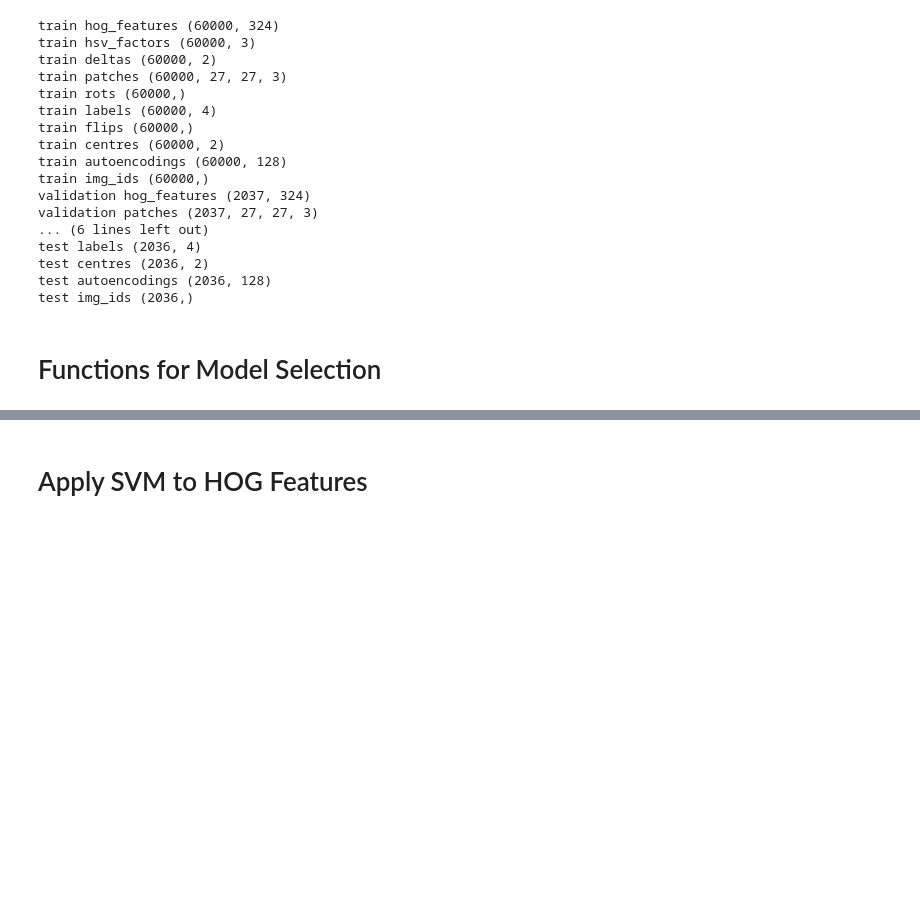
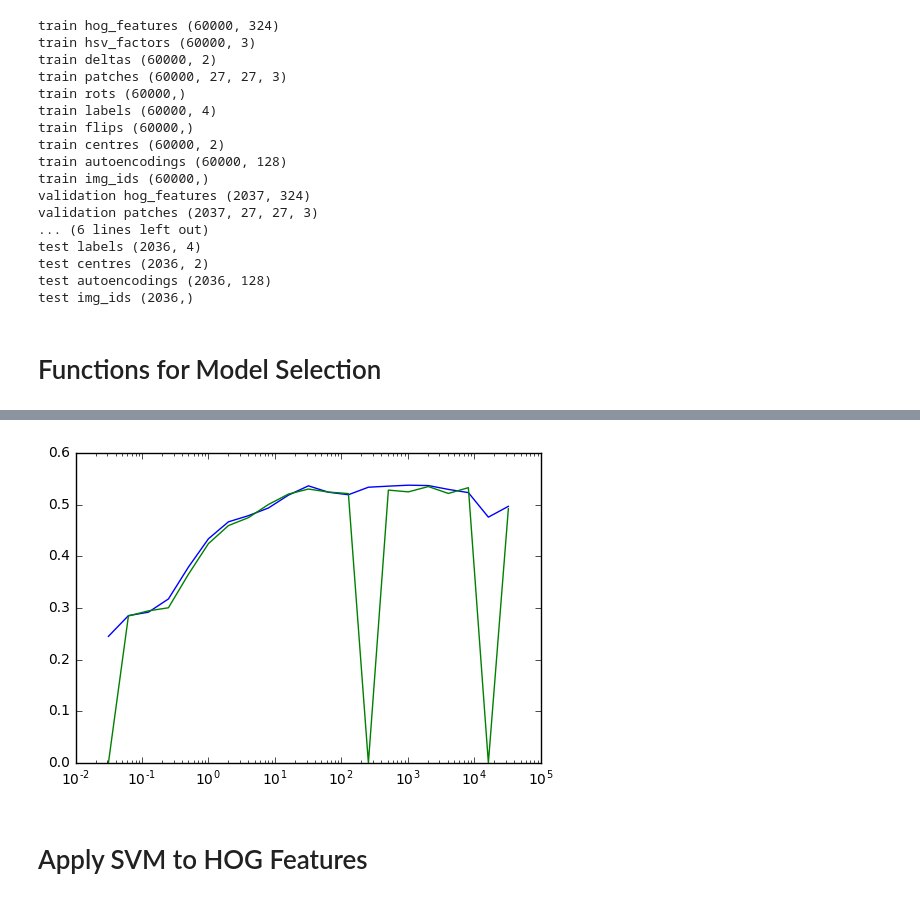
Before and after one commit to ord-nas/csc420-project, a Jupyter notebook: SVM Experimentation.ipynb, the cells around one changed output, grey strips where cells are left out. Cells and saved outputs as stored; diff of their text form; code cells hidden in the pictures; blank space fills up the shorter version.

```diff
--- a/SVM Experimentation.ipynb
+++ b/SVM Experimentation.ipynb
@@ -351,3 +528,9 @@ def svm_C_search(train, validation, test, feature_name, learning_rate, batch_siz
+# %%
+plt.plot(hog_results['Cs'], hog_results['best_validation_f1'])
+plt.plot(hog_results['Cs'], hog_results['test_f1_at_best'])
+plt.xscale('log')
+# %% [output]
+[figure, added]
 # %% [markdown]
 # Apply SVM to HOG Features
 # %%
```
Also changed, not shown: parts of 13 cells of this notebook.
